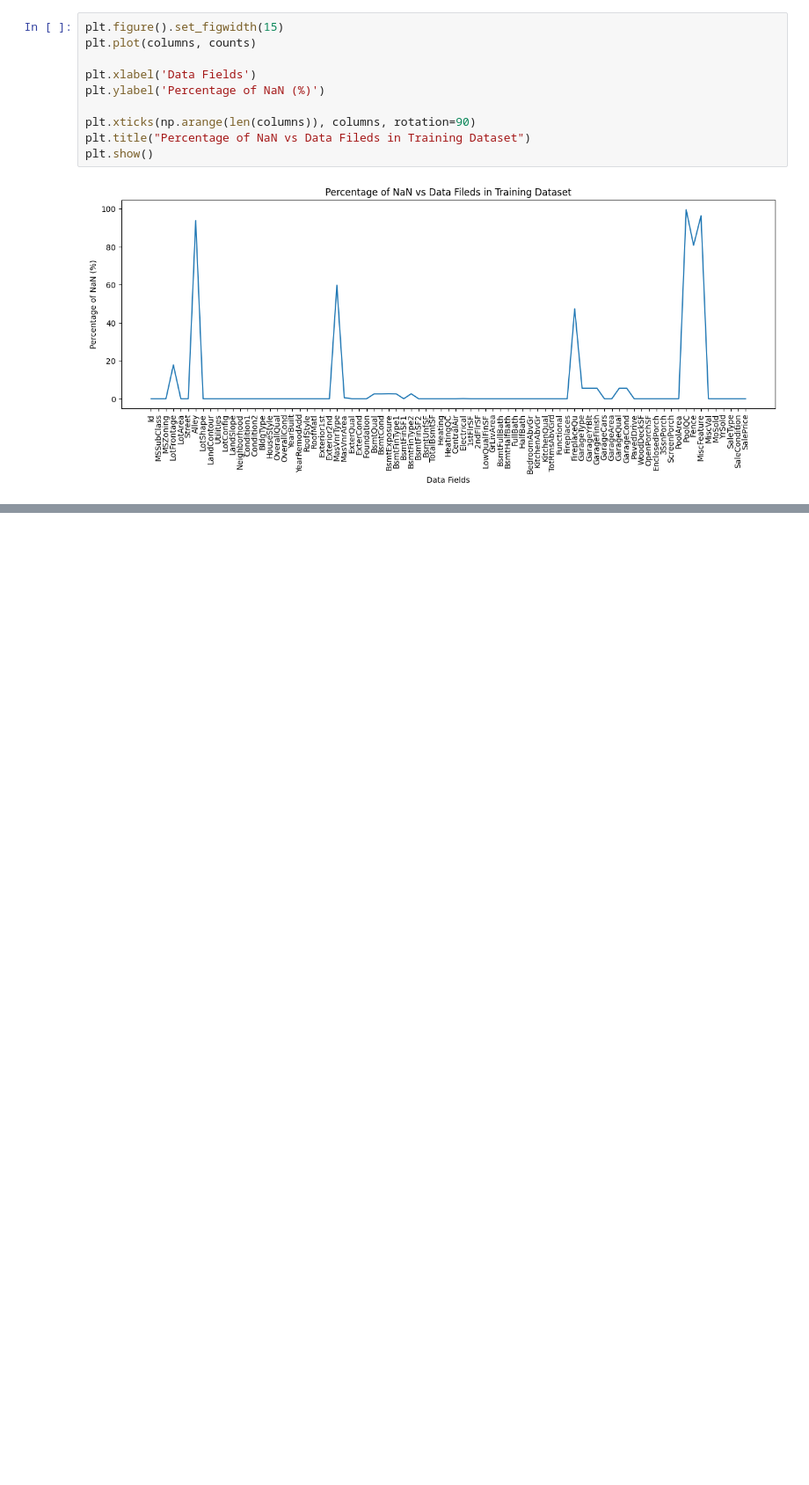
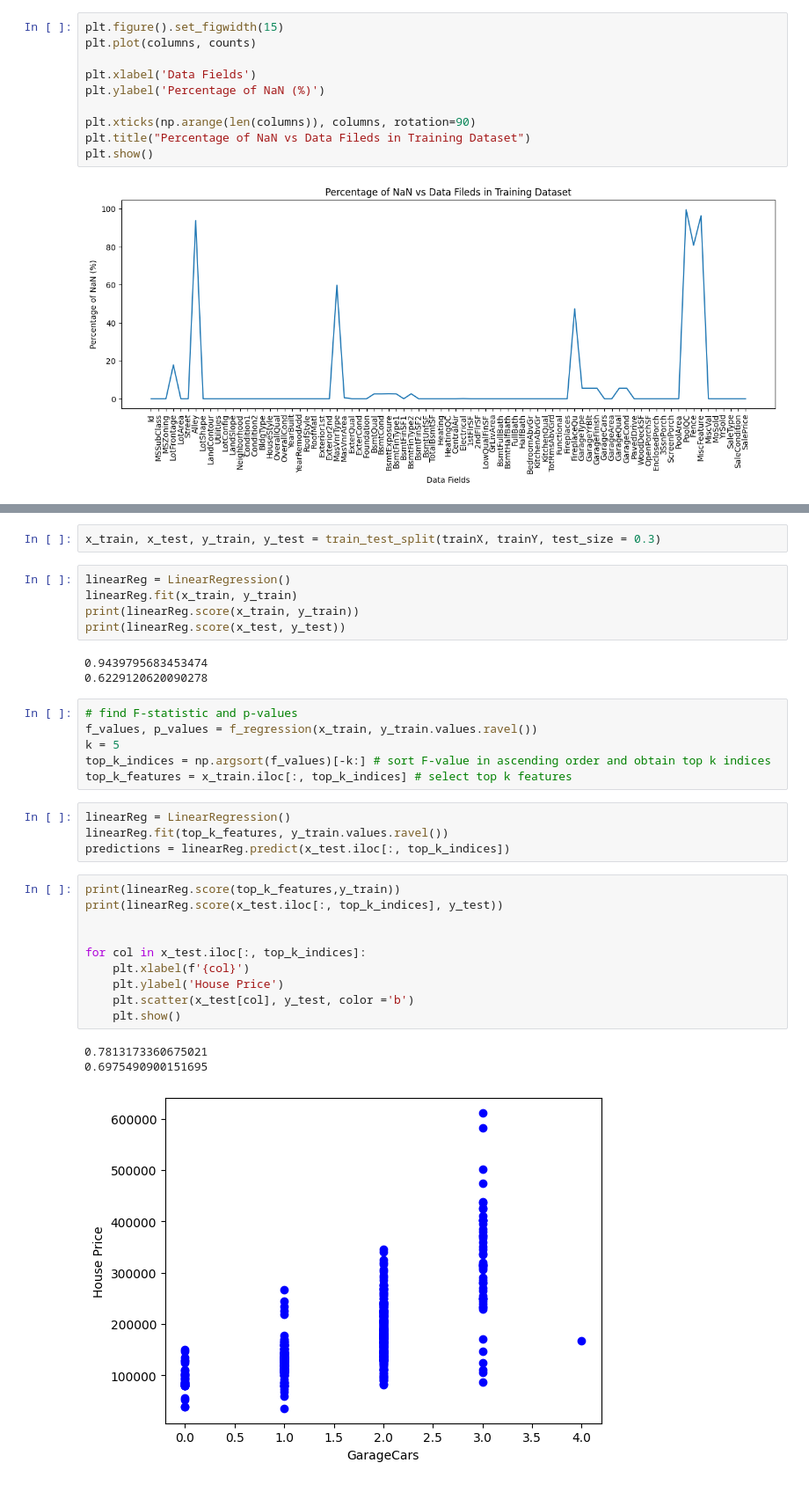
Before and after one commit to s0omin/House-Prices, a Jupyter notebook: HousePrices.ipynb, the cells around one changed output, grey strips where cells are left out. Shown at 88% size. Drawn from its saved outputs; the diff is of its cells as text; blank space fills up the shorter version.

Commit message:
feat(modeling): Implement Linear Regression for House Price prediction

```diff
--- a/HousePrices.ipynb
+++ b/HousePrices.ipynb
@@ -43,0 +106,34 @@ plt.show()
+# %%
+x_train, x_test, y_train, y_test = train_test_split(trainX, trainY, test_size = 0.3)
+# %%
+linearReg = LinearRegression()
+linearReg.fit(x_train, y_train)
+print(linearReg.score(x_train, y_train))
+print(linearReg.score(x_test, y_test))
+# %% [output]
+0.9439795683453474
+0.6229120620090278
+# %%
+# find F-statistic and p-values
+f_values, p_values = f_regression(x_train, y_train.values.ravel())
+k = 5
+top_k_indices = np.argsort(f_values)[-k:] # sort F-value in ascending order and obtain top k indices
+top_k_features = x_train.iloc[:, top_k_indices] # select top k features
+# %%
+linearReg = LinearRegression()
+linearReg.fit(top_k_features, y_train.values.ravel())
+predictions = linearReg.predict(x_test.iloc[:, top_k_indices])
+# %%
+print(linearReg.score(top_k_features,y_train))
+print(linearReg.score(x_test.iloc[:, top_k_indices], y_test))
+
+
+for col in x_test.iloc[:, top_k_indices]:
+    plt.xlabel(f'{col}')
+    plt.ylabel('House Price')
+    plt.scatter(x_test[col], y_test, color ='b')
+    plt.show()
+# %% [output]
+0.7813173360675021
+0.6975490900151695
+[figure, added]
```
Also changed, not shown: parts of 8 cells of this notebook, 1 other file.
